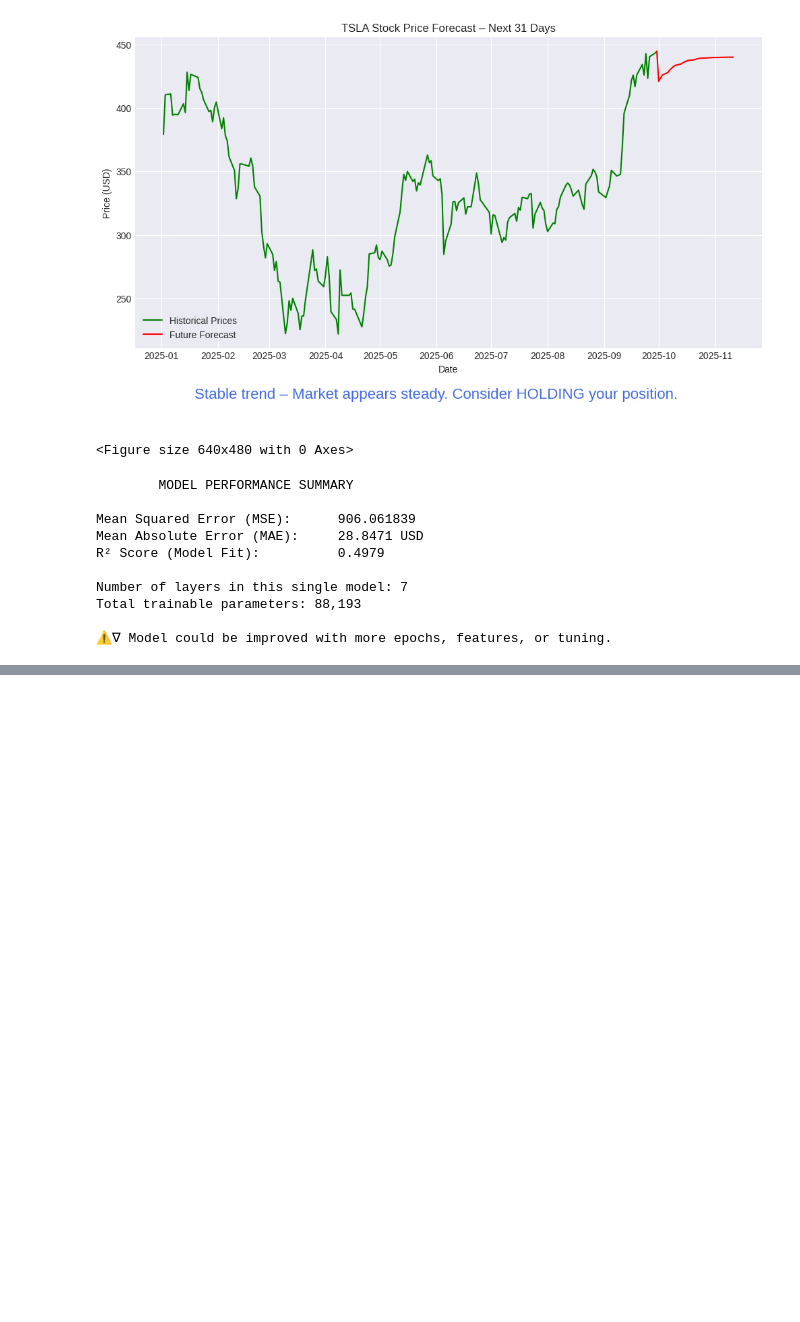
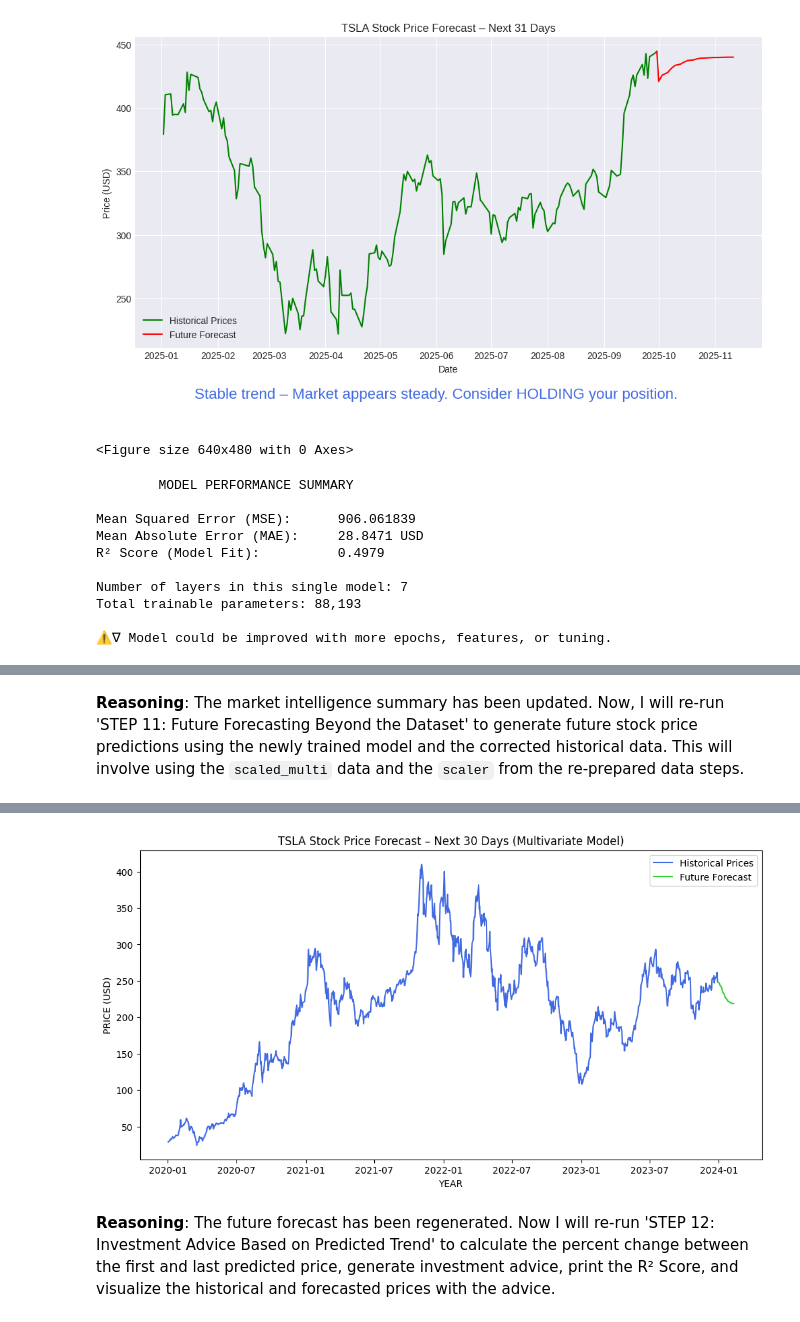
Before and after one commit to cpratham3/LSTM_Neural_Network, a Jupyter notebook: Market_Forecast_RNN.ipynb, the cells around one changed output, grey strips where cells are left out. Cells and saved outputs as stored; diff of their text form; code cells hidden in the pictures; blank space fills up the shorter version.

```diff
--- a/Market_Forecast_RNN.ipynb
+++ b/Market_Forecast_RNN.ipynb
@@ -757,0 +1728,73 @@ Total trainable parameters: 88,193
+# %% [markdown]
+**Reasoning**:
+The market intelligence summary has been updated. Now, I will re-run 'STEP 11: Future Forecasting Beyond the Dataset' to generate future stock price predictions using the newly trained model and the corrected historical data. This will involve using the `scaled_multi` data and the `scaler` from the re-prepared data steps.
+# %%
+# STEP 11: Future Forecasting Beyond the Dataset
+
+future_days = 30  # For longer forecast
+
+# Take the last 30 days of all 9 features (correcting from 8)
+last_30_days = scaled_multi[-30:, :]
+future_input = last_30_days.reshape(1, 30, last_30_days.shape[1]).copy() # Use shape[1] to dynamically get the number of features
+
+future_predictions = []
+
+for _ in range(future_days):
+    # Predict only the next day's 'Close' (first feature)
+    next_close_scaled = model.predict(future_input)[0][0]
+    future_predictions.append(next_close_scaled)
+
+    # Create the next input window:
+    # start with previous sequence, drop first row
+    next_sequence = future_input[:, 1:, :].copy()
+
+    # For the new day:
+    # keep other feature values same as last day
+    new_day = future_input[:, -1, :].copy()
+    new_day[0][0] = next_close_scaled  # replace Close value with predicted one
+
+    # Append new day to the end
+    next_sequence = np.append(next_sequence, new_day.reshape(1, 1, last_30_days.shape[1]), axis=1) # Use shape[1]
+    future_input = next_sequence
+
+# Convert only the Close predictions back to original scale
+close_min = scaler.data_min_[0]
+close_max = scaler.data_max_[0]
+future_predictions_unscaled = np.array(future_predictions) * (close_max - close_min) + close_min
+
+# Create future business-day dates
+last_date = data.index[-1]
+future_dates = pd.date_range(last_date + pd.Timedelta(days=1),
+                             periods=future_days, freq='B')
+
+# Combine into a DataFrame
+future_df = pd.DataFrame({
+    'Date': future_dates,
+    'Predicted Price': future_predictions_unscaled.flatten()
+})
+
+print("\nPredicted Future Prices:\n")
+print(future_df)
+
+# To make sure there is no gap between historical and forecast lines
+last_actual_price = data['Close'].iloc[-1]
+last_actual_date = data.index[-1]
+
+# Insert the last known point at the start of the future forecast
+future_df = pd.concat([
+    pd.DataFrame({'Date': [last_actual_date], 'Predicted Price': [last_actual_price]}),
+    future_df
+], ignore_index=True)
+
+
+# Plot historical + future forecast
+plt.figure(figsize=(12,6))
+plt.plot(data.index, data['Close'], label="Historical Prices", color='royalblue')
+plt.plot(future_df['Date'], future_df['Predicted Price'],
+         label="Future Forecast", color='limegreen')
+plt.title(f"{ticker} Stock Price Forecast – Next {future_days} Days (Multivariate Model)")
+plt.xlabel("YEAR")
+plt.ylabel("PRICE (USD)")
+plt.legend()
+plt.show()
+# %% [output]
@@ -757,0 +1818,4 @@ Total trainable parameters: 88,193
+[figure, added]
+# %% [markdown]
+**Reasoning**:
+The future forecast has been regenerated. Now I will re-run 'STEP 12: Investment Advice Based on Predicted Trend' to calculate the percent change between the first and last predicted price, generate investment advice, print the R² Score, and visualize the historical and forecasted prices with the advice.
```
Also changed, not shown: parts of 37 cells of this notebook.
